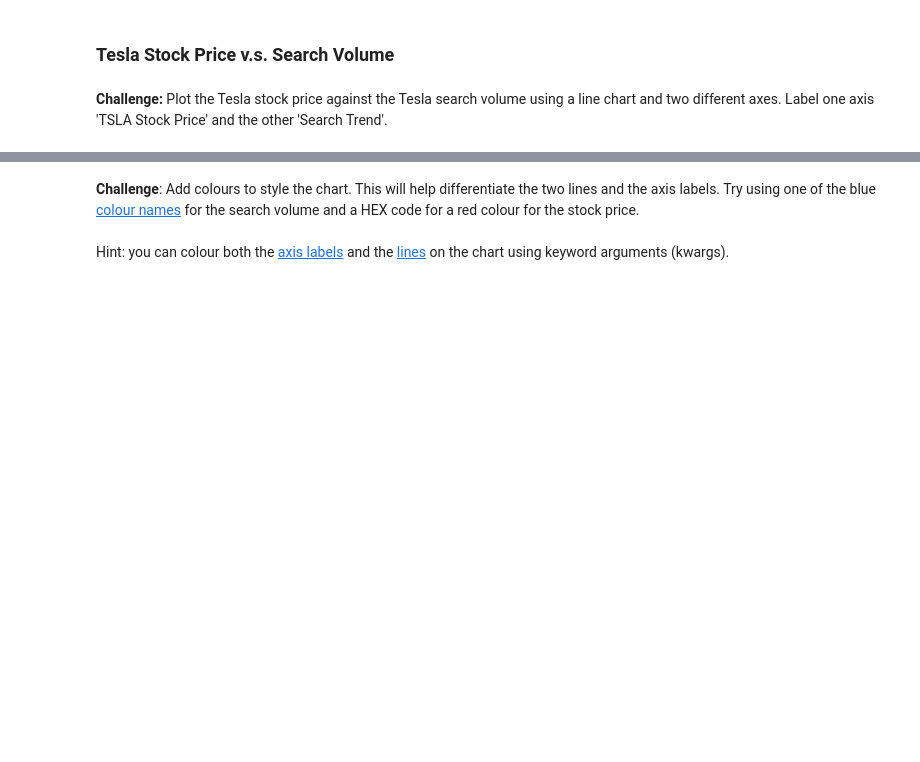
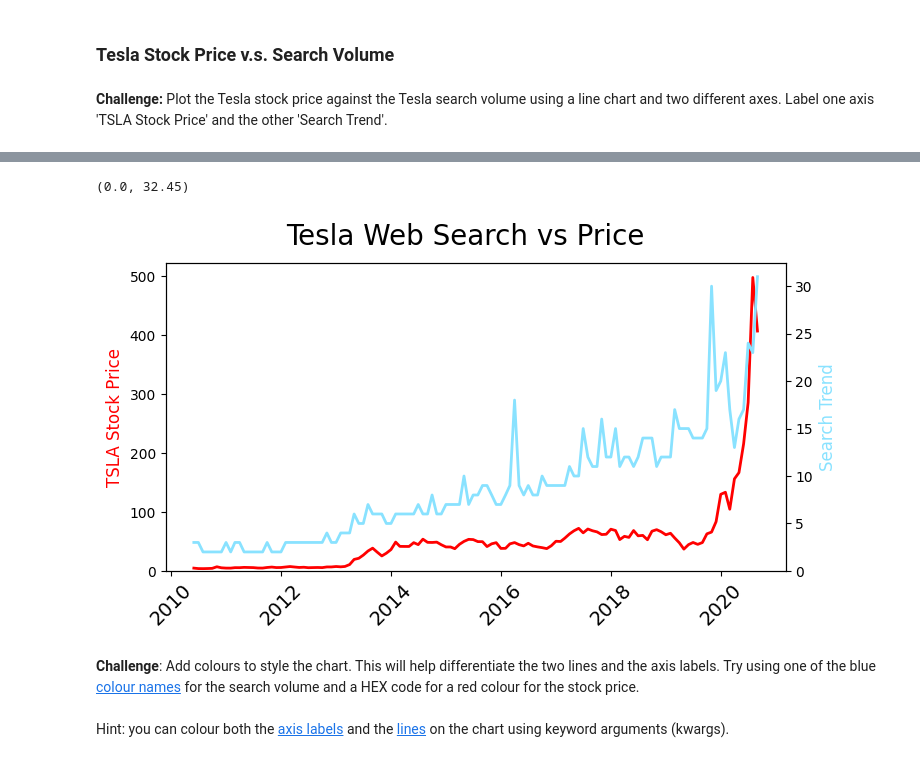
Before and after one commit to 22skowron/Data-manipulation-practice, a Jupyter notebook: Google Trends and Data Visualisation (start).ipynb, the cells around one changed output, grey strips where cells are left out. Cells and saved outputs as stored; diff of their text form; code cells hidden in the pictures; blank space fills up the shorter version.

```diff
--- a/Google Trends and Data Visualisation (start).ipynb
+++ b/Google Trends and Data Visualisation (start).ipynb
@@ -169,0 +213,3 @@ print(f'Number of missing values: ')
+# %%
+tesla_df['MONTH'] = pd.to_datetime(tesla_df['MONTH'])
+tesla_df.dtypes
@@ -186,3 +275,30 @@ print(f'Number of missing values: ')
+# %%
+fig, ax1 = plt.subplots(figsize=(8, 4))
+fig.suptitle('Tesla Web Search vs Price', fontsize=20)
+
+ax1.plot(
+    'MONTH',
+    'TSLA_USD_CLOSE',
+    data=tesla_df,
+    color='red', linewidth=2
+)
+ax1.set_ylabel('TSLA Stock Price', color='red', fontsize=12)
+ax1.tick_params(axis='x', labelsize=14, rotation=45)
+ax1.set_ylim(0)
+# ax1.set_xlim(tesla_df['MONTH'].min() - pd.DateOffset(years=1))
+
+ax2 = ax1.twinx()
+ax2.plot(
+    'MONTH',
+    'TSLA_WEB_SEARCH',
+    data=tesla_df,
+    color='#89e2ff', linewidth=2
+)
+ax2.set_ylabel('Search Trend', color='#89e2ff', fontsize=12)
+ax2.set_ylim(0)
+# %% [output]
+(0.0, 32.45)
+[figure, added]
 # %% [markdown]
 **Challenge**: Add colours to style the chart. This will help differentiate the two lines and the axis labels. Try using one of the blue [colour names](https://matplotlib.org/3.1.1/gallery/color/named_colors.html) for the search volume and a HEX code for a red colour for the stock price.
 <br>
```
Also changed, not shown: parts of 20 cells of this notebook.
